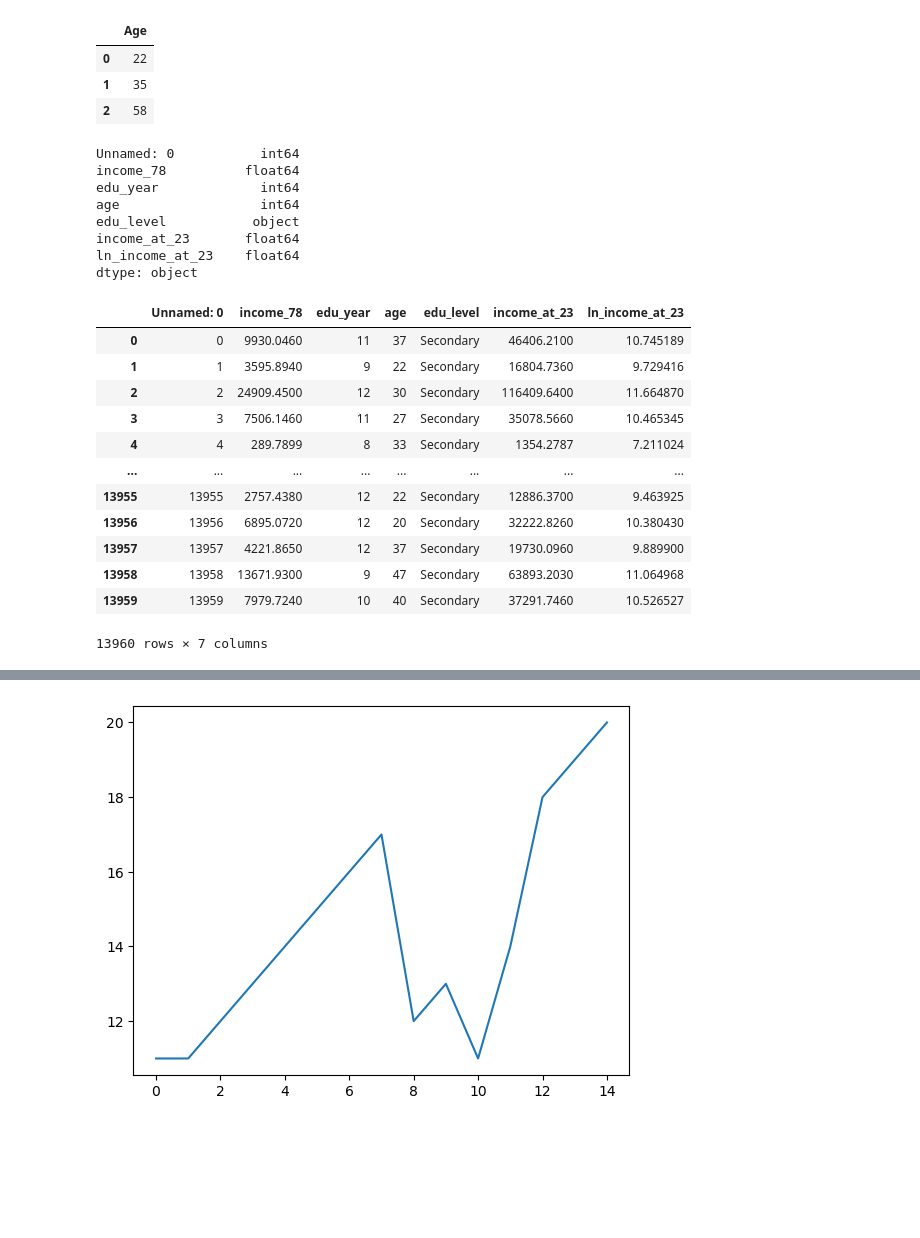
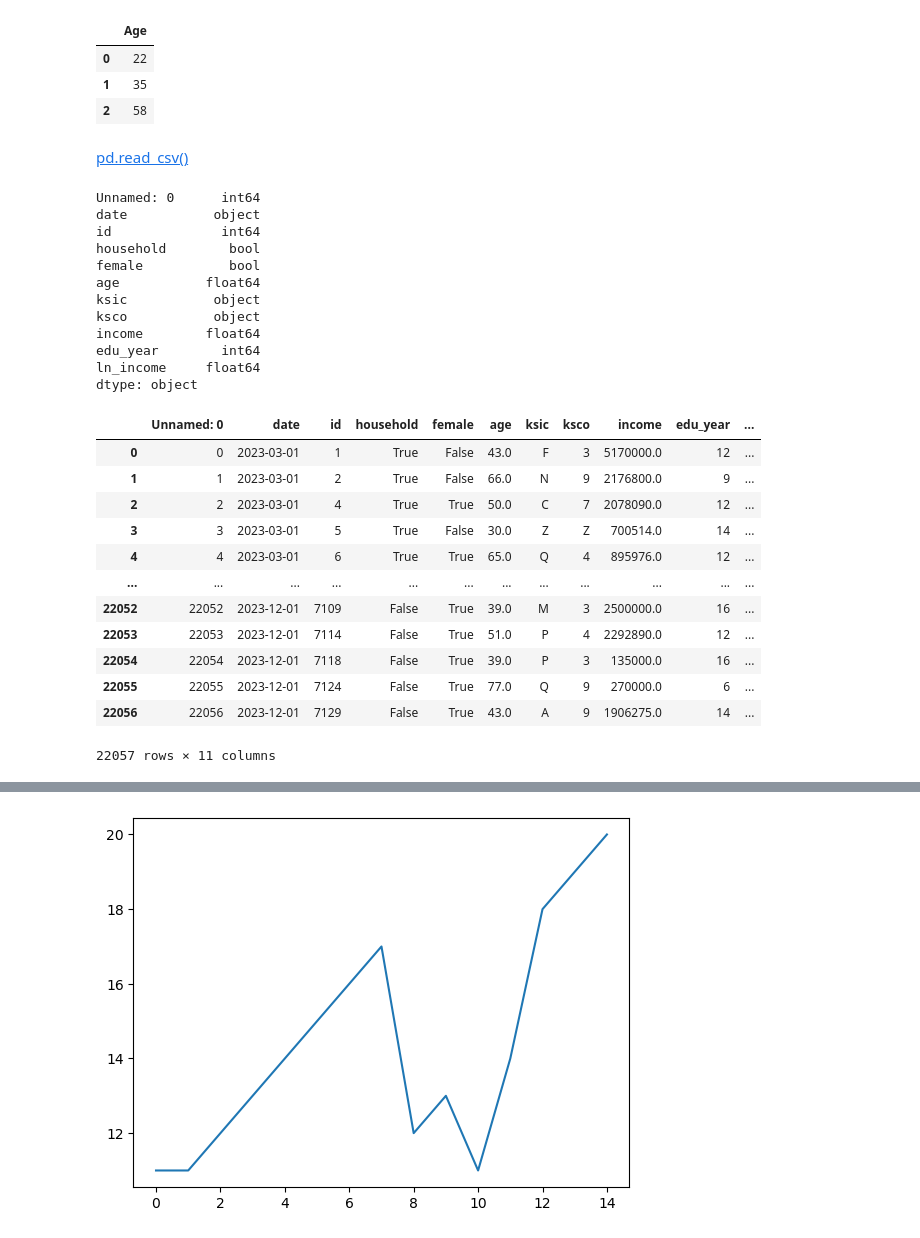
Before and after one commit to SeanJSLee/Teaching_YU_DS_basic_KR, a Jupyter notebook: Lecture_tools.ipynb, the cells around one changed output, grey strips where cells are left out. Cells and saved outputs as stored; diff of their text form; code cells hidden in the pictures; blank space fills up the shorter version.

```diff
--- a/Lecture_tools.ipynb
+++ b/Lecture_tools.ipynb
@@ -314,29 +350,36 @@ pd.DataFrame(df['Age'])
 | 0 | 22 |
 | 1 | 35 |
 | 2 | 58 |
+# %% [markdown]
+[pd.read_csv()](https://pandas.pydata.org/pandas-docs/stable/reference/api/pandas.read_csv.html)
 # %%
-df_income_csv = pd.read_csv("https://raw.githubusercontent.com/SeanJSLee/Teaching_YU_DS_basic_KR/main/data/Dehejia_and_Wahba_1999/data_cps78_income.csv")
-print(df_income_csv.dtypes)
-df_income_csv
+# Load the dataset
+df_income = pd.read_csv("https://raw.githubusercontent.com/SeanJSLee/Teaching_YU_DS_basic_KR/main/data/KOSIS_houshold_panel_survey/data_income_kor.csv")
+print(df_income.dtypes)
+df_income
 # %% [output]
-Unnamed: 0           int64
-income_78          float64
-edu_year             int64
-age                  int64
-edu_level           object
-income_at_23       float64
-ln_income_at_23    float64
+Unnamed: 0      int64
+date           object
+id              int64
+household        bool
+female           bool
+age           float64
+ksic           object
+ksco           object
+income        float64
+edu_year        int64
+ln_income     float64
 dtype: object
-|  | Unnamed: 0 | income_78 | edu_year | age | edu_level | income_at_23 | ln_income_at_23 |
-| 0 | 0 | 9930.0460 | 11 | 37 | Secondary | 46406.2100 | 10.745189 |
-| 1 | 1 | 3595.8940 | 9 | 22 | Secondary | 16804.7360 | 9.729416 |
-| 2 | 2 | 24909.4500 | 12 | 30 | Secondary | 116409.6400 | 11.664870 |
-| 3 | 3 | 7506.1460 | 11 | 27 | Secondary | 35078.5660 | 10.465345 |
-| 4 | 4 | 289.7899 | 8 | 33 | Secondary | 1354.2787 | 7.211024 |
-| ... | ... | ... | ... | ... | ... | ... | ... |
-| 13955 | 13955 | 2757.4380 | 12 | 22 | Secondary | 12886.3700 | 9.463925 |
-| 13956 | 13956 | 6895.0720 | 12 | 20 | Secondary | 32222.8260 | 10.380430 |
-| 13957 | 13957 | 4221.8650 | 12 | 37 | Secondary | 19730.0960 | 9.889900 |
-| 13958 | 13958 | 13671.9300 | 9 | 47 | Secondary | 63893.2030 | 11.064968 |
-| 13959 | 13959 | 7979.7240 | 10 | 40 | Secondary | 37291.7460 | 10.526527 |
+|  | Unnamed: 0 | date | id | household | female | age | ksic | ksco | income | edu_year | ... |
+| 0 | 0 | 2023-03-01 | 1 | True | False | 43.0 | F | 3 | 5170000.0 | 12 | ... |
+| 1 | 1 | 2023-03-01 | 2 | True | False | 66.0 | N | 9 | 2176800.0 | 9 | ... |
+| 2 | 2 | 2023-03-01 | 4 | True | True | 50.0 | C | 7 | 2078090.0 | 12 | ... |
+| 3 | 3 | 2023-03-01 | 5 | True | False | 30.0 | Z | Z | 700514.0 | 14 | ... |
+| 4 | 4 | 2023-03-01 | 6 | True | True | 65.0 | Q | 4 | 895976.0 | 12 | ... |
+| ... | ... | ... | ... | ... | ... | ... | ... | ... | ... | ... | ... |
+| 22052 | 22052 | 2023-12-01 | 7109 | False | True | 39.0 | M | 3 | 2500000.0 | 16 | ... |
+| 22053 | 22053 | 2023-12-01 | 7114 | False | True | 51.0 | P | 4 | 2292890.0 | 12 | ... |
+| 22054 | 22054 | 2023-12-01 | 7118 | False | True | 39.0 | P | 3 | 135000.0 | 16 | ... |
+| 22055 | 22055 | 2023-12-01 | 7124 | False | True | 77.0 | Q | 9 | 270000.0 | 6 | ... |
+| 22056 | 22056 | 2023-12-01 | 7129 | False | True | 43.0 | A | 9 | 1906275.0 | 14 | ... |
-13960 rows × 7 columns
+22057 rows × 11 columns
```
Also changed, not shown: parts of 31 cells of this notebook, 8 other files.
